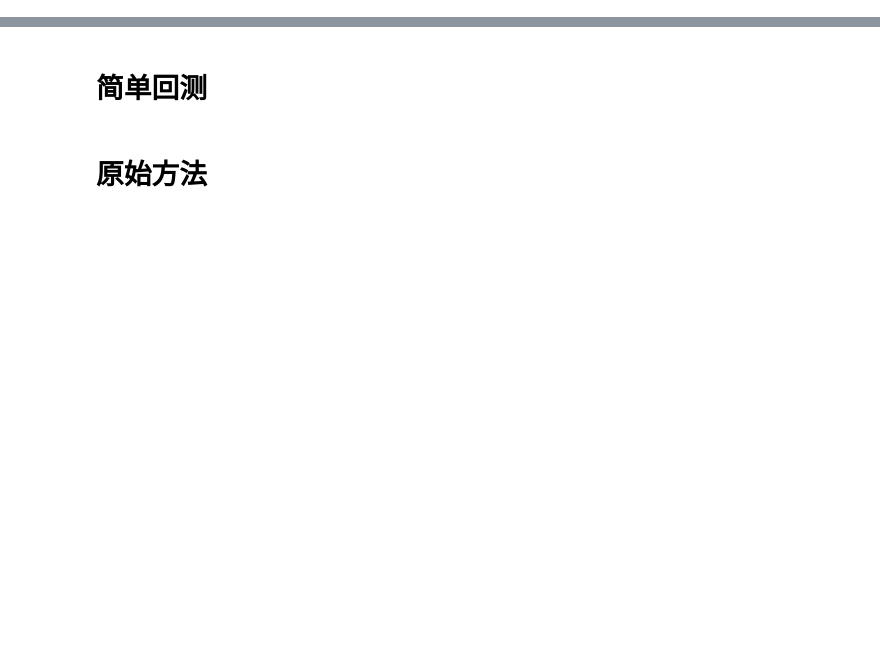
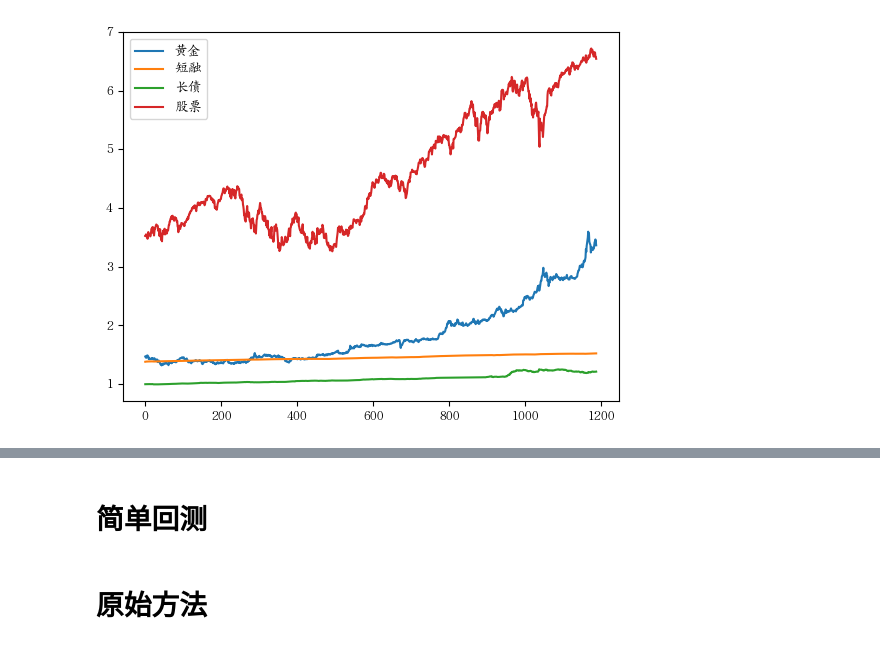
Before and after one commit to 255-1/stock_analyze, a Jupyter notebook: month_scipt.ipynb, the cells around one changed output, grey strips where cells are left out. Drawn from its saved outputs; the diff is of its cells as text; code cells hidden in the pictures; blank space fills up the shorter version.

```diff
--- a/month_scipt.ipynb
+++ b/month_scipt.ipynb
@@ -26,44 +16,80 @@ def merge_fund_data_by_date(*dataframes):
         temp_df.columns = ['date', f'price_{i}']
         merged_df = merged_df.merge(temp_df, on='date', how='inner')
     price_columns = [col for col in merged_df.columns if col.startswith('price_')]
-    merged_df['price'] = merged_df[price_columns].sum(axis=1)
+    merged_df['price'] = merged_df[price_columns].sum(axis=1)/len(price_columns)
     return merged_df[['date', 'price']]
+
+def quit_zero(stock):
+    stock_zero_mask = stock['price'] == 0
+    zero_indices = stock[stock_zero_mask].index
+    for idx in zero_indices:
+        # 查找前一个非零值
+        prev_idx = idx - 1
+        while prev_idx >= 0 and stock.loc[prev_idx, 'price'] == 0:
+            prev_idx -= 1
+
+        # 查找后一个非零值
+        next_idx = idx + 1
+        while next_idx < len(stock) and stock.loc[next_idx, 'price'] == 0:
+            next_idx += 1
+
+        # 计算前后非零值的平均值
+        prev_value = stock.loc[prev_idx, 'price'] if prev_idx >= 0 else 0
+        next_value = stock.loc[next_idx, 'price'] if next_idx < len(stock) else prev_value
+
+        # 如果前值为0但后值不为0，则使用后值
+        if prev_value == 0 and next_value != 0:
+            stock.loc[idx, 'price'] = next_value
+        # 如果后值为0但前值不为0，则使用前值
+        elif next_value == 0 and prev_value != 0:
+            stock.loc[idx, 'price'] = prev_value
+        # 如果前后值都不为0，则取平均值
+        elif prev_value != 0 and next_value != 0:
+            stock.loc[idx, 'price'] = (prev_value + next_value) / 2
+        # 如果都为0，则保持原值（这种情况很少见）
+
+# 黄金 000218
+# 短融 000128
+# 长债  003376
+# 30长债 010309
+# 美债 004998
+# 红利 161907, 510880
+# 红利低波 005561, 512890
+# 标普 161125
+# 纳斯达克 160213
+# 创业板 110026
+def get_data():
+    d1 = ak.fund_open_fund_info_em(symbol="000218", indicator="累计净值走势").rename(columns={'净值日期': 'date', '累计净值': 'price'})
+    cash = ak.fund_open_fund_info_em(symbol="000128", indicator="累计净值走势").rename(columns={'净值日期': 'date', '累计净值': 'price'}) #短融现金储备不能改
+    d2 = ak.fund_open_fund_info_em(symbol="010309", indicator="累计净值走势").rename(columns={'净值日期': 'date', '累计净值': 'price'})
+    #股票
+    d3 = ak.fund_open_fund_info_em(symbol="161125", indicator="累计净值走势").rename(columns={'净值日期': 'date', '累计净值': 'price'})
+    d4 = ak.fund_open_fund_info_em(symbol="160213", indicator="累计净值走势").rename(columns={'净值日期': 'date', '累计净值': 'price'})
+    d5 = ak.fund_open_fund_info_em(symbol="160213", indicator="累计净值走势").rename(columns={'净值日期': 'date', '累计净值': 'price'})
+    d6 = ak.fund_open_fund_info_em(symbol="161125", indicator="累计净值走势").rename(columns={'净值日期': 'date', '累计净值': 'price'})
+    stock = merge_fund_data_by_date(d3, d4, d5, d6)
+    quit_zero(stock)
+    dataframes = [d1, cash, d2, stock]
+    merged_data = reduce(lambda left, right: left.merge(right, on='date', how='inner', suffixes=('', '_right')), dataframes)
+    merged_data.columns = ['date', '黄金', '短融', '长债', '股票']
+    merged_data['date'] = pd.to_datetime(merged_data['date'])
+    return merged_data
 
 # def get_data():
 #     d1 = ak.fund_open_fund_info_em(symbol="000218", indicator="累计净值走势").rename(columns={'净值日期': 'date', '累计净值': 'price'})
 #     cash = ak.fund_open_fund_info_em(symbol="000128", indicator="累计净值走势").rename(columns={'净值日期': 'date', '累计净值': 'price'}) #短融现金储备不能改
 #     d2 = ak.fund_open_fund_info_em(symbol="003376", indicator="累计净值走势").rename(columns={'净值日期': 'date', '累计净值': 'price'})
-#     #股票
-#     # d3 = ak.fund_open_fund_info_em(symbol="161907", indicator="累计净值走势").rename(columns={'净值日期': 'date', '累计净值': 'price'})
-#     # d4 = ak.fund_open_fund_info_em(symbol="161907", indicator="累计净值走势").rename(columns={'净值日期': 'date', '累计净值': 'price'})
-#     # d5 = ak.fund_open_fund_info_em(symbol="005561", indicator="累计净值走势").rename(columns={'净值日期': 'date', '累计净值': 'price'})
-#     # d6 = ak.fund_open_fund_info_em(symbol="005561", indicator="累计净值走势").rename(columns={'净值日期': 'date', '累计净值': 'price'})
-#     # stock = merge_fund_data_by_date(d3, d4, d5, d6)
-#     # dataframes = [d1, cash, d2, stock]
 #     d7 = pd.read_csv('./btc_daily_nav_2016_to_now.csv')
+#     d7['date'] = pd.to_datetime(d7['date']).dt.date
+#     d1['date'] = pd.to_datetime(d1['date']).dt.date
+#     cash['date'] = pd.to_datetime(cash['date']).dt.date
+#     d2['date'] = pd.to_datetime(d2['date']).dt.date
 #     dataframes = [d1, cash, d2, d7]
 #     merged_data = reduce(lambda left, right: left.merge(right, on='date', how='inner', suffixes=('', '_right')), dataframes)
 #     merged_data.columns = ['date', '黄金', '短融', '长债', '股票']
+#     # 如果需要，可以将日期列转换回datetime类型
 #     merged_data['date'] = pd.to_datetime(merged_data['date'])
 #     return merged_data
-import pandas as pd
-from functools import reduce
-
-def get_data():
-    d1 = ak.fund_open_fund_info_em(symbol="000218", indicator="累计净值走势").rename(columns={'净值日期': 'date', '累计净值': 'price'})
-    cash = ak.fund_open_fund_info_em(symbol="000128", indicator="累计净值走势").rename(columns={'净值日期': 'date', '累计净值': 'price'}) #短融现金储备不能改
-    d2 = ak.fund_open_fund_info_em(symbol="003376", indicator="累计净值走势").rename(columns={'净值日期': 'date', '累计净值': 'price'})
-    d7 = pd.read_csv('./btc_daily_nav_2016_to_now.csv')
-    d7['date'] = pd.to_datetime(d7['date']).dt.date
-    d1['date'] = pd.to_datetime(d1['date']).dt.date
-    cash['date'] = pd.to_datetime(cash['date']).dt.date
-    d2['date'] = pd.to_datetime(d2['date']).dt.date
-    dataframes = [d1, cash, d2, d7]
-    merged_data = reduce(lambda left, right: left.merge(right, on='date', how='inner', suffixes=('', '_right')), dataframes)
-    merged_data.columns = ['date', '黄金', '短融', '长债', '股票']
-    # 如果需要，可以将日期列转换回datetime类型
-    merged_data['date'] = pd.to_datetime(merged_data['date'])
-    return merged_data
 merged_data = get_data()
 start_year = 2018
 start_month = 4
@@ -76,5 +102,6 @@ else:
     start_month = first_date.month + 1
 end_year = datetime.now().year
 end_month = datetime.now().month
-merged_data
+print(merged_data)
+merged_data[['黄金', '短融', '长债', '股票']].plot()
 # %% [output]
@@ -93,0 +123 @@ merged_data
+[figure, added]
```
Also changed, not shown: parts of 13 cells of this notebook, 1 other file.
